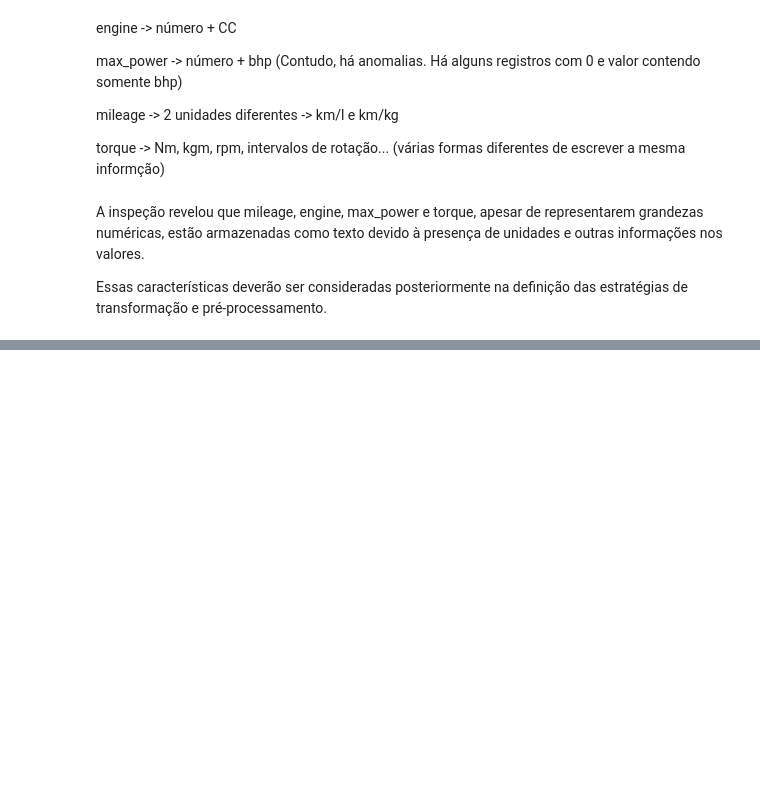
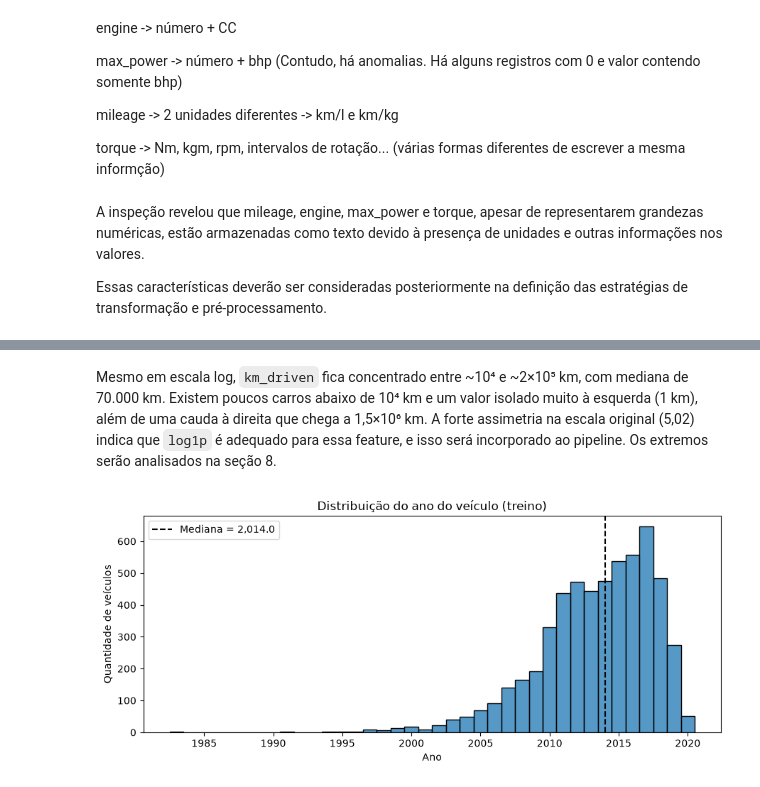
Before and after one commit to marcusmaia29/MachineLearning-projeto-estudo, a Jupyter notebook: projeto_p1.ipynb, the cells around one changed output, grey strips where cells are left out. Drawn from its saved outputs; the diff is of its cells as text; code cells hidden in the pictures; blank space fills up the shorter version.

```diff
--- a/projeto_p1.ipynb
+++ b/projeto_p1.ipynb
@@ -152,0 +706,6 @@ Essas características deverão ser consideradas posteriormente na definição d
+# %% [markdown]
+Mesmo em escala log, `km_driven` fica concentrado entre ~10⁴ e ~2×10⁵ km, com mediana de 70.000 km. Existem poucos carros abaixo de 10⁴ km e um valor isolado muito à esquerda (1 km), além de uma cauda à direita que chega a 1,5×10⁶ km. A forte assimetria na escala original (5,02) indica que `log1p` é adequado para essa feature, e isso será incorporado ao pipeline. Os extremos serão analisados na seção 8.
+# %%
+plot_histogram("year", "Distribuição do ano do veículo (treino)", "Ano", discrete=True)
+# %% [output]
+[figure, added]
```
Also changed, not shown: parts of 112 cells of this notebook.
